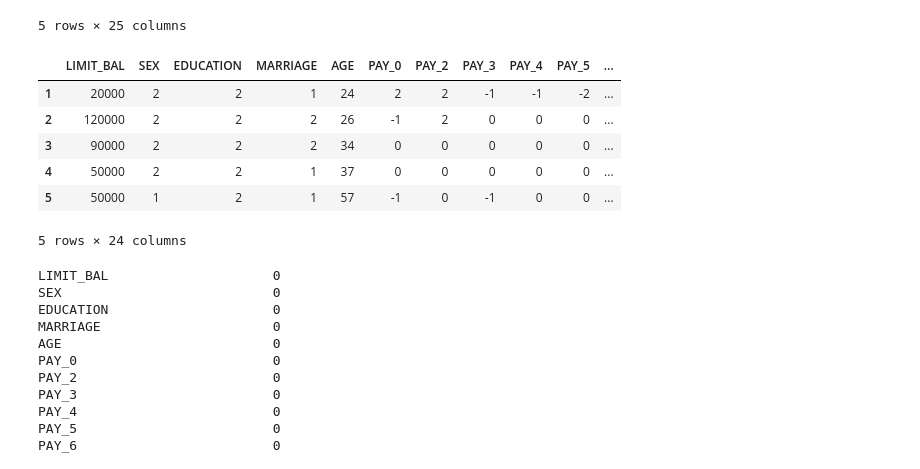
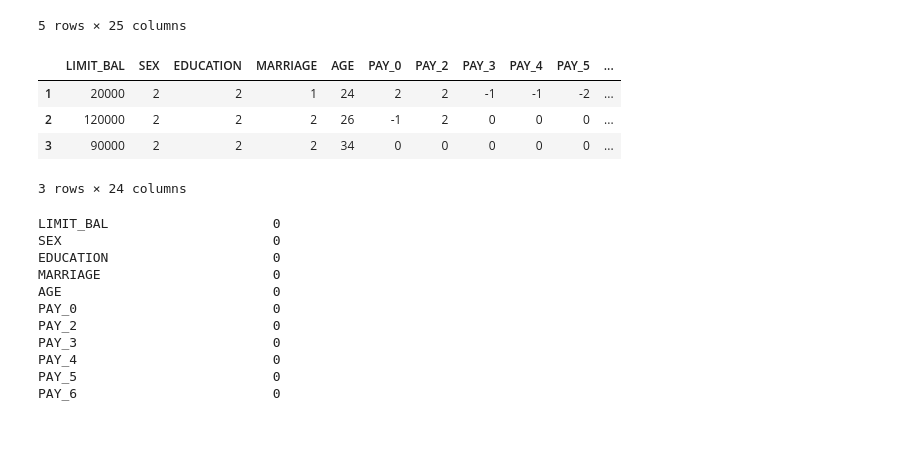
Before and after one commit to jeussantiago/mod3_class, a Jupyter notebook: classification-assessment/classification-assessment.ipynb, the cells around one changed output. Saved outputs shown, nothing was run; the diff lists cells and outputs as text; code cells hidden in the pictures; blank space fills up the shorter version.

```diff
--- a/classification-assessment/classification-assessment.ipynb
+++ b/classification-assessment/classification-assessment.ipynb
@@ -52,14 +52,12 @@ df.drop(0, axis=0, inplace=True)
 df.drop('ID', axis=1, inplace=True)
 # %%
-df.head()
+df.head(3)
 # %% [output]
 |  | LIMIT_BAL | SEX | EDUCATION | MARRIAGE | AGE | PAY_0 | PAY_2 | PAY_3 | PAY_4 | PAY_5 | ... |
 | 1 | 20000 | 2 | 2 | 1 | 24 | 2 | 2 | -1 | -1 | -2 | ... |
 | 2 | 120000 | 2 | 2 | 2 | 26 | -1 | 2 | 0 | 0 | 0 | ... |
 | 3 | 90000 | 2 | 2 | 2 | 34 | 0 | 0 | 0 | 0 | 0 | ... |
-| 4 | 50000 | 2 | 2 | 1 | 37 | 0 | 0 | 0 | 0 | 0 | ... |
-| 5 | 50000 | 1 | 2 | 1 | 57 | -1 | 0 | -1 | 0 | 0 | ... |
-5 rows × 24 columns
+3 rows × 24 columns
 # %%
 #check null values
 df.isnull().sum()
```
Also changed, not shown: parts of 41 cells of this notebook.
